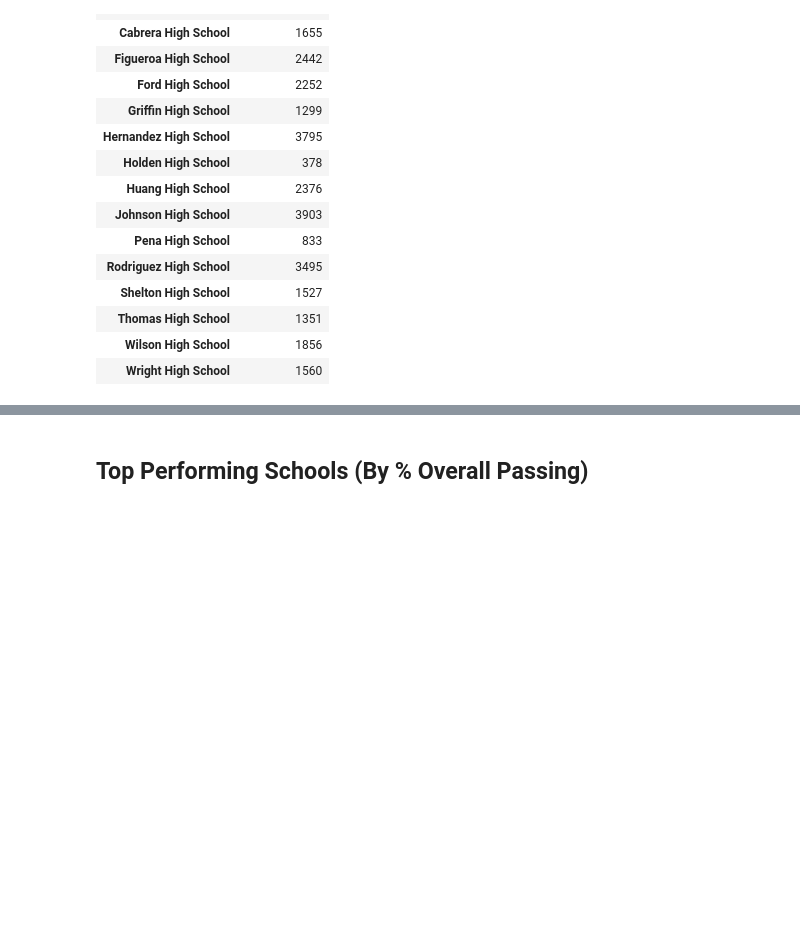
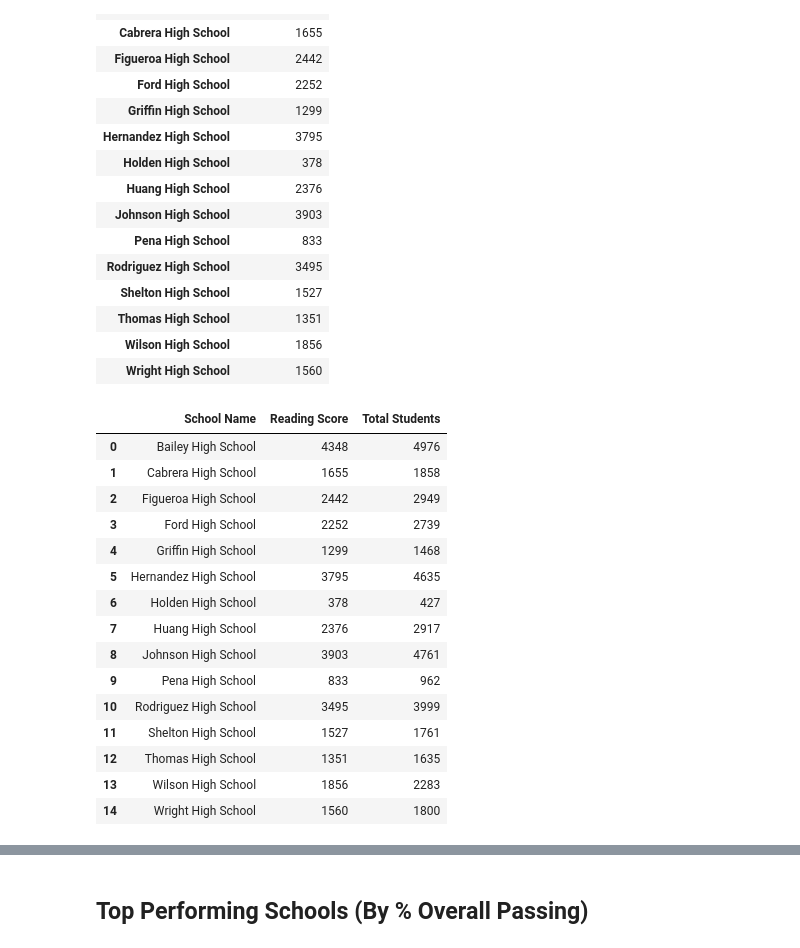
Before and after one commit to SandraBotica/pandas-challenge, a Jupyter notebook: PyCitySchools/PyCitySchools_starter.ipynb, the cells around one changed output, grey strips where cells are left out. Drawn from its saved outputs; the diff is of its cells as text; code cells hidden in the pictures; blank space fills up the shorter version.

```diff
--- a/PyCitySchools/PyCitySchools_starter.ipynb
+++ b/PyCitySchools/PyCitySchools_starter.ipynb
@@ -484,0 +537,20 @@ organized_School_Name_Type_df["% Passing Maths"]
+# %%
+combined_Passing_Reading_Total_Student_df = pd.merge(Number_Passing_Reading_df, Total_students_df,how='outer', on='School Name')
+combined_Passing_Reading_Total_Student_df
+# %% [output]
+|  | School Name | Reading Score | Total Students |
+| 0 | Bailey High School | 4348 | 4976 |
+| 1 | Cabrera High School | 1655 | 1858 |
+| 2 | Figueroa High School | 2442 | 2949 |
+| 3 | Ford High School | 2252 | 2739 |
+| 4 | Griffin High School | 1299 | 1468 |
+| 5 | Hernandez High School | 3795 | 4635 |
+| 6 | Holden High School | 378 | 427 |
+| 7 | Huang High School | 2376 | 2917 |
+| 8 | Johnson High School | 3903 | 4761 |
+| 9 | Pena High School | 833 | 962 |
+| 10 | Rodriguez High School | 3495 | 3999 |
+| 11 | Shelton High School | 1527 | 1761 |
+| 12 | Thomas High School | 1351 | 1635 |
+| 13 | Wilson High School | 1856 | 2283 |
+| 14 | Wright High School | 1560 | 1800 |
```
Also changed, not shown: parts of 27 cells of this notebook.
